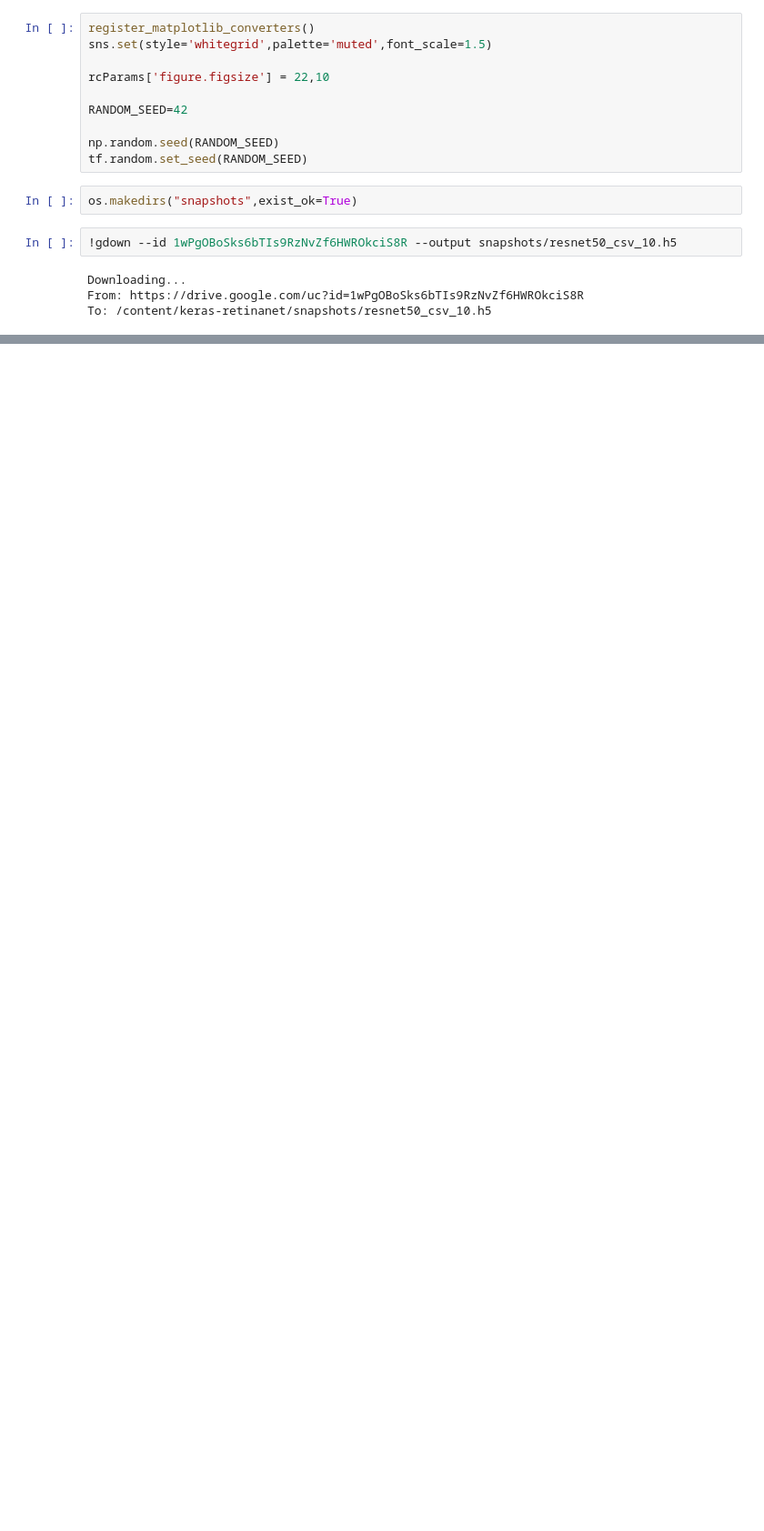
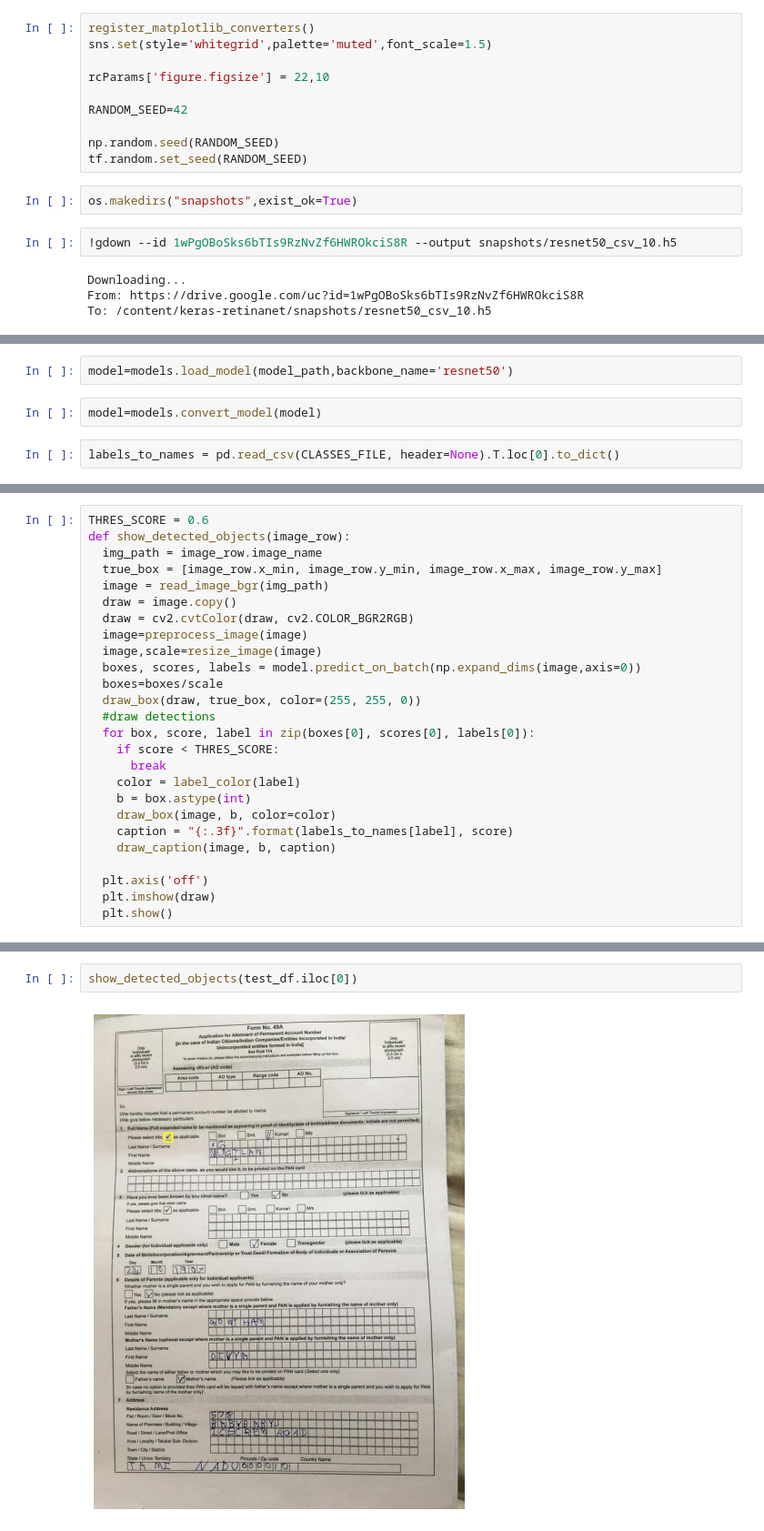
Before and after one commit to kavithachitriki/OCRProject, a Jupyter notebook: KerasRetinanet.ipynb, the cells around one changed output, grey strips where cells are left out. Shown at 91% size. Drawn from its saved outputs; the diff is of its cells as text; blank space fills up the shorter version.

```diff
--- a/KerasRetinanet.ipynb
+++ b/KerasRetinanet.ipynb
@@ -160,0 +304,6 @@ dataset["image_name"].append(f'panimages/pan{counter}.jpeg')
+# %%
+model=models.load_model(model_path,backbone_name='resnet50')
+# %%
+model=models.convert_model(model)
+# %%
+labels_to_names = pd.read_csv(CLASSES_FILE, header=None).T.loc[0].to_dict()
@@ -160,0 +314,26 @@ dataset["image_name"].append(f'panimages/pan{counter}.jpeg')
+# %%
+THRES_SCORE = 0.6
+def show_detected_objects(image_row):
+  img_path = image_row.image_name
+  true_box = [image_row.x_min, image_row.y_min, image_row.x_max, image_row.y_max]
+  image = read_image_bgr(img_path)
+  draw = image.copy()
+  draw = cv2.cvtColor(draw, cv2.COLOR_BGR2RGB)
+  image=preprocess_image(image)
+  image,scale=resize_image(image)
+  boxes, scores, labels = model.predict_on_batch(np.expand_dims(image,axis=0))
+  boxes=boxes/scale
+  draw_box(draw, true_box, color=(255, 255, 0))
+  #draw detections
+  for box, score, label in zip(boxes[0], scores[0], labels[0]):
+    if score < THRES_SCORE:
+      break
+    color = label_color(label)
+    b = box.astype(int)
+    draw_box(image, b, color=color)
+    caption = "{:.3f}".format(labels_to_names[label], score)
+    draw_caption(image, b, caption)
+
+  plt.axis('off')
+  plt.imshow(draw)
+  plt.show()
@@ -160,0 +345,4 @@ dataset["image_name"].append(f'panimages/pan{counter}.jpeg')
+# %%
+show_detected_objects(test_df.iloc[0])
+# %% [output]
+[figure, added]
```
Also changed, not shown: parts of 24 cells of this notebook.
